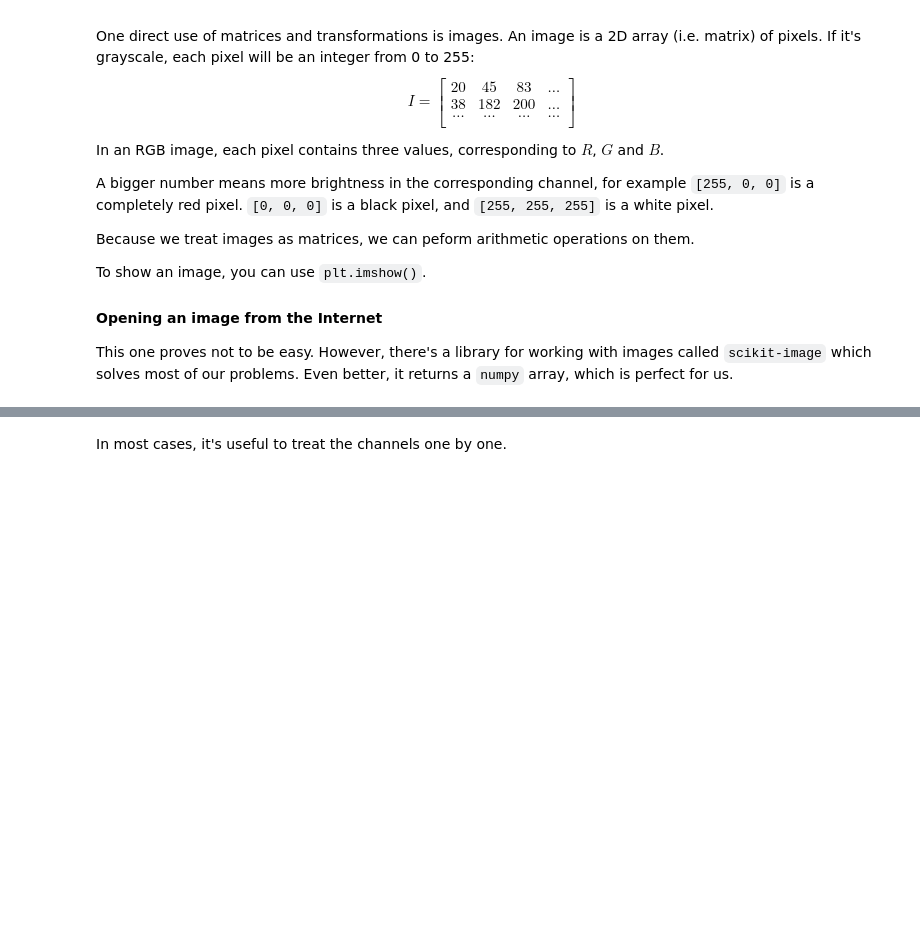
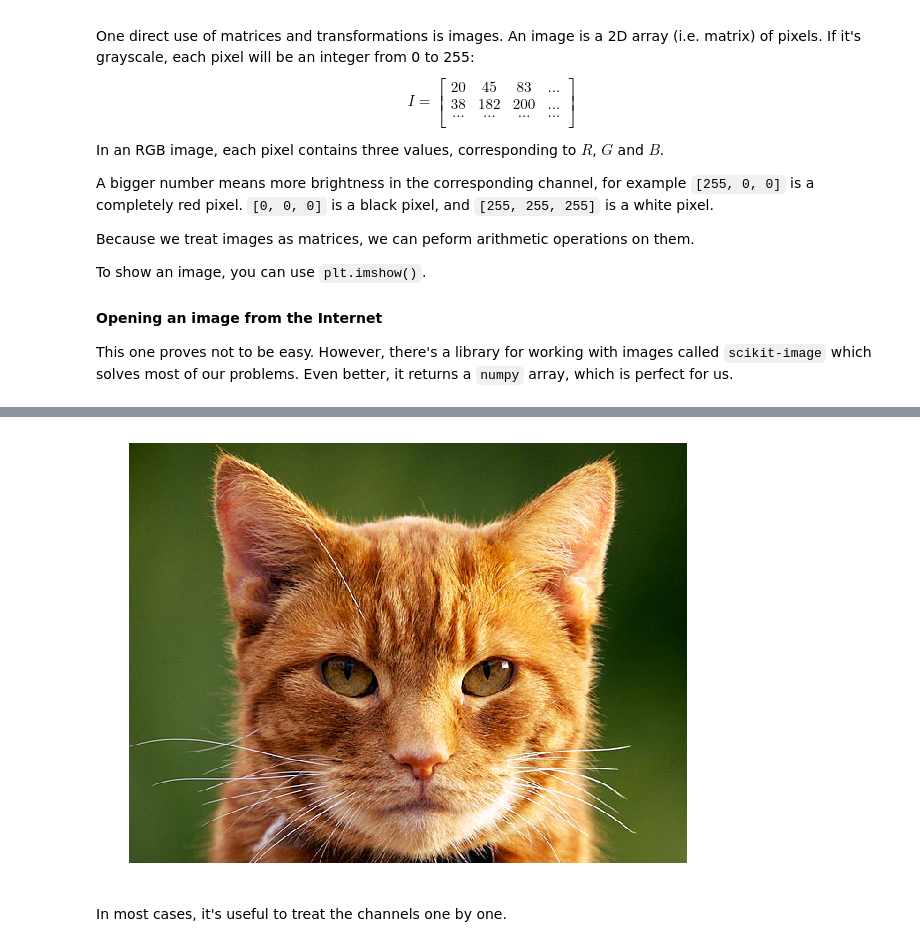
Before and after one commit to viraco4a/SoftUni, a Jupyter notebook: MathConceptsForDevelopers/Exercise_3_LINEAR_ALGEBRA/Linear Algebra Exercise.ipynb, the cells around one changed output, grey strips where cells are left out. Cells and saved outputs as stored; diff of their text form; code cells hidden in the pictures; blank space fills up the shorter version.

```diff
--- a/MathConceptsForDevelopers/Exercise_3_LINEAR_ALGEBRA/Linear Algebra Exercise.ipynb
+++ b/MathConceptsForDevelopers/Exercise_3_LINEAR_ALGEBRA/Linear Algebra Exercise.ipynb
@@ -380,7 +443,10 @@ cat_image[0][0] # First pixel
 # %%
+plt.figure(figsize = (10, 8))
 plt.imshow(cat_image)
 plt.axis("off")
 plt.show()
+# %% [output]
+[figure, added]
 # %% [markdown]
 In most cases, it's useful to treat the channels one by one.
 # %%
```
Also changed, not shown: parts of 33 cells of this notebook.
